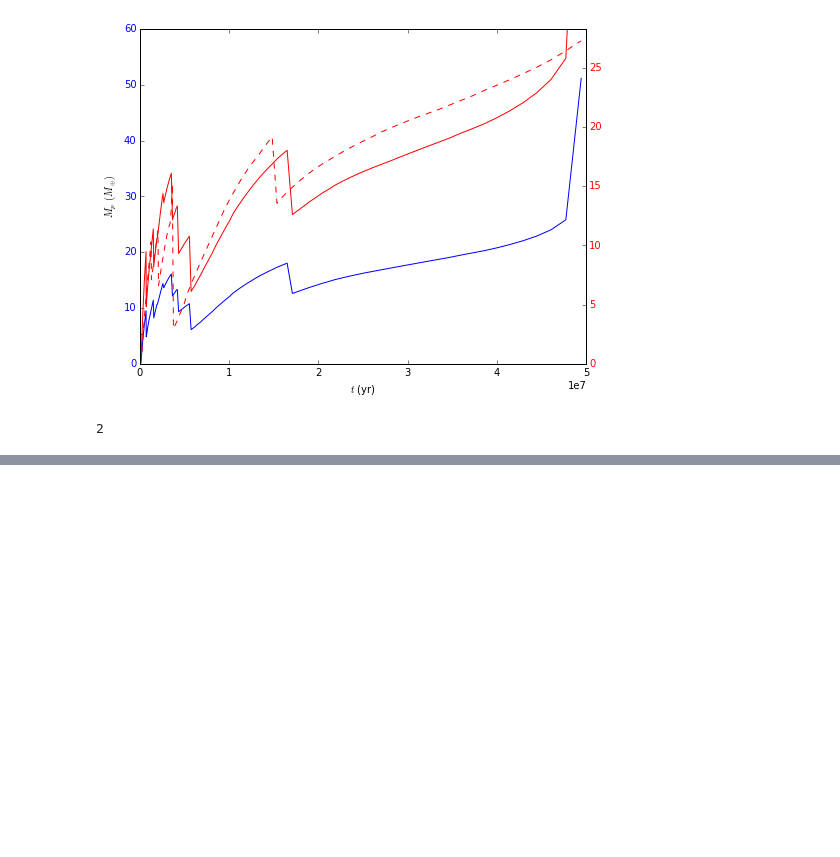
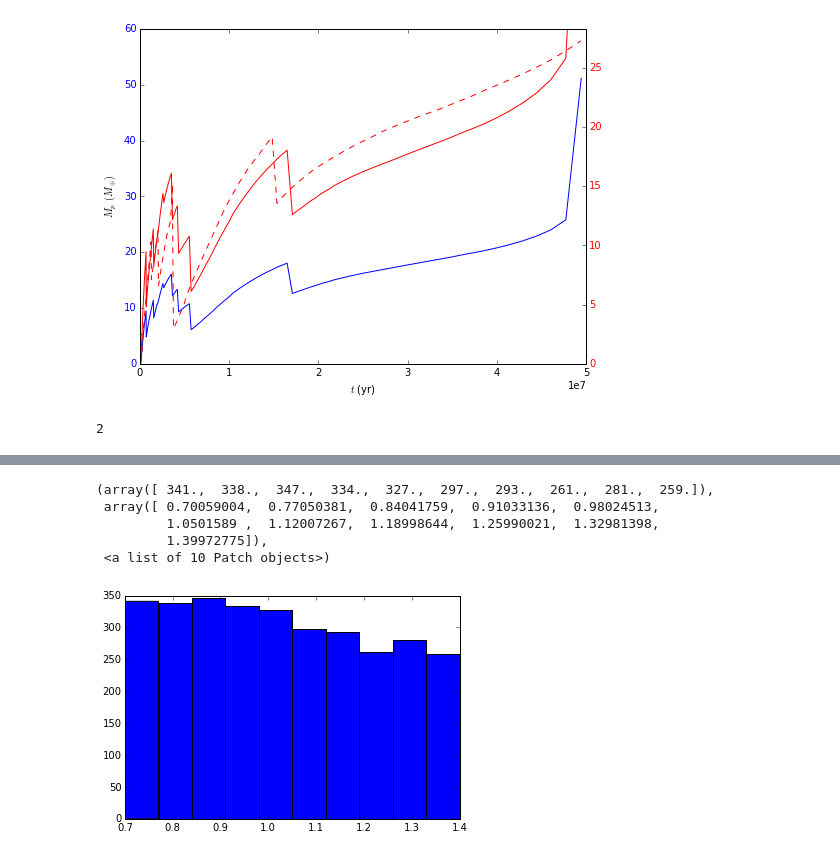
Before and after one commit to saint-germain/planetas, a Jupyter notebook: planetas sandbox.ipynb, the cells around one changed output, grey strips where cells are left out. Drawn from its saved outputs; the diff is of its cells as text; code cells hidden in the pictures; blank space fills up the shorter version.

```diff
--- a/planetas sandbox.ipynb
+++ b/planetas sandbox.ipynb
@@ -584,0 +698,9 @@ np.max([1,2])
+# %%
+plt.hist(AAA[:,2]) #solar mass
+# %% [output]
+(array([ 341.,  338.,  347.,  334.,  327.,  297.,  293.,  261.,  281.,  259.]),
+ array([ 0.70059004,  0.77050381,  0.84041759,  0.91033136,  0.98024513,
+         1.0501589 ,  1.12007267,  1.18998644,  1.25990021,  1.32981398,
+         1.39972775]),
+ <a list of 10 Patch objects>)
+[figure, added]
```
Also changed, not shown: parts of 16 cells of this notebook, 1 other file.
